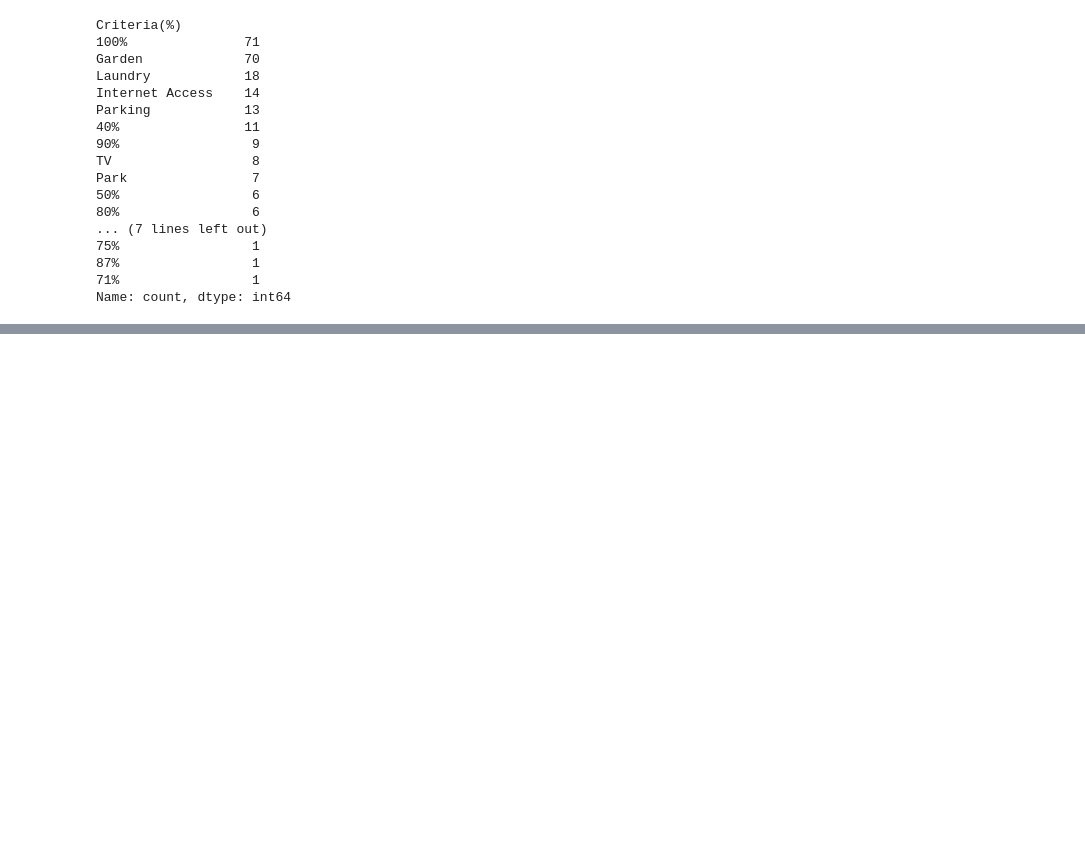
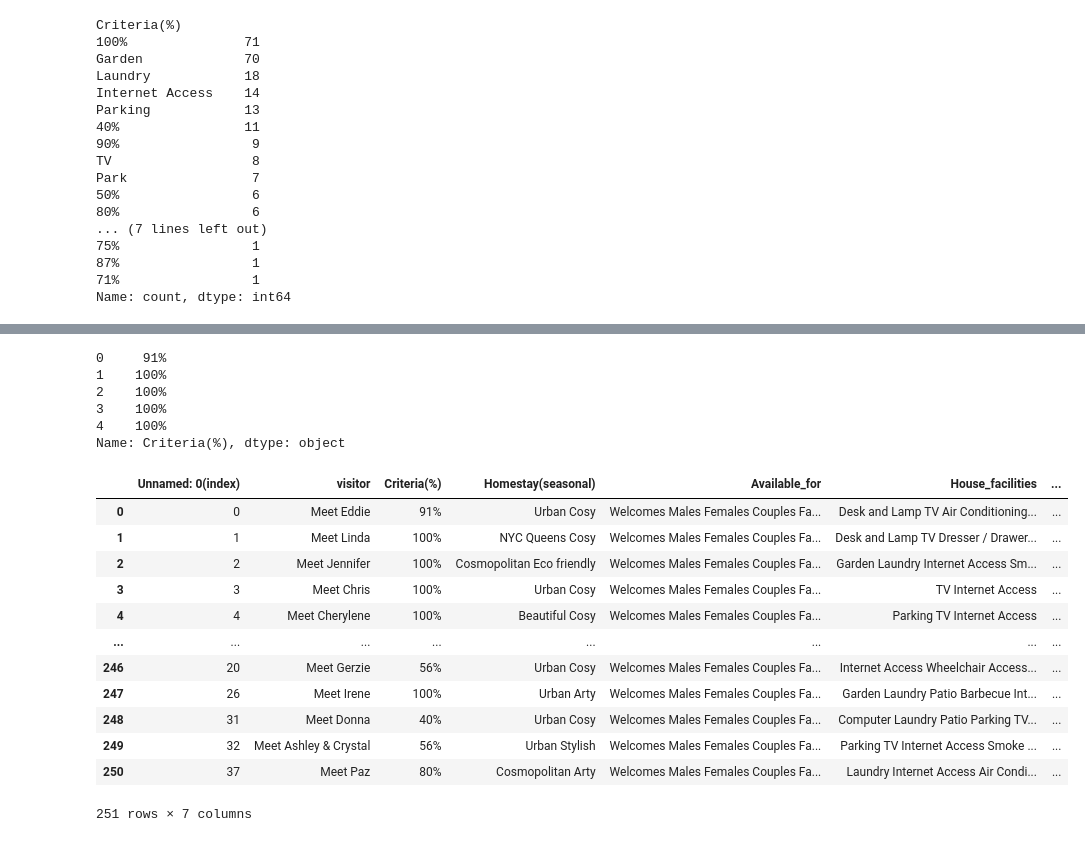
Before and after one commit to CyberWol-12/Data-science-project-with-python-webscraping, a Jupyter notebook: homestay.ipynb, the cells around one changed output, grey strips where cells are left out. Saved outputs shown, nothing was run; the diff lists cells and outputs as text; code cells hidden in the pictures; blank space fills up the shorter version.

```diff
--- a/homestay.ipynb
+++ b/homestay.ipynb
@@ -416,3 +416,7 @@ Park                7
 87%                 1
 71%                 1
 Name: count, dtype: int64
+# %%
+keywords = ['Park','TV','Parking','Internet Access','Laundry','Garden']
+df_combined['Criteria(%)'] = df_combined['Criteria(%)'].apply(lambda p:'56%' if any(words in str(p)for words in keywords)else p)
+df_combined['Criteria(%)']
@@ -418,0 +457,25 @@ Name: count, dtype: int64
+# %%
+display(df_combined['Criteria(%)'].head(5))
+# %% [output]
+0     91%
+1    100%
+2    100%
+3    100%
+4    100%
+Name: Criteria(%), dtype: object
+# %%
+df_combined
+# %% [output]
+|  | Unnamed: 0(index) | visitor | Criteria(%) | Homestay(seasonal) | Available_for | House_facilities | ... |
+| 0 | 0 | Meet Eddie | 91% | Urban Cosy | Welcomes Males Females Couples Fa... | Desk and Lamp TV Air Conditioning... | ... |
+| 1 | 1 | Meet Linda | 100% | NYC Queens Cosy | Welcomes Males Females Couples Fa... | Desk and Lamp TV Dresser / Drawer... | ... |
+| 2 | 2 | Meet Jennifer | 100% | Cosmopolitan Eco friendly | Welcomes Males Females Couples Fa... | Garden Laundry Internet Access Sm... | ... |
+| 3 | 3 | Meet Chris | 100% | Urban Cosy | Welcomes Males Females Couples Fa... | TV Internet Access | ... |
+| 4 | 4 | Meet Cherylene | 100% | Beautiful Cosy | Welcomes Males Females Couples Fa... | Parking TV Internet Access | ... |
+| ... | ... | ... | ... | ... | ... | ... | ... |
+| 246 | 20 | Meet Gerzie | 56% | Urban Cosy | Welcomes Males Females Couples Fa... | Internet Access Wheelchair Access... | ... |
+| 247 | 26 | Meet Irene | 100% | Urban Arty | Welcomes Males Females Couples Fa... | Garden Laundry Patio Barbecue Int... | ... |
+| 248 | 31 | Meet Donna | 40% | Urban Cosy | Welcomes Males Females Couples Fa... | Computer Laundry Patio Parking TV... | ... |
+| 249 | 32 | Meet Ashley & Crystal | 56% | Urban Stylish | Welcomes Males Females Couples Fa... | Parking TV Internet Access Smoke ... | ... |
+| 250 | 37 | Meet Paz | 80% | Cosmopolitan Arty | Welcomes Males Females Couples Fa... | Laundry Internet Access Air Condi... | ... |
+251 rows × 7 columns
```
Also changed, not shown: parts of 2 cells of this notebook.
